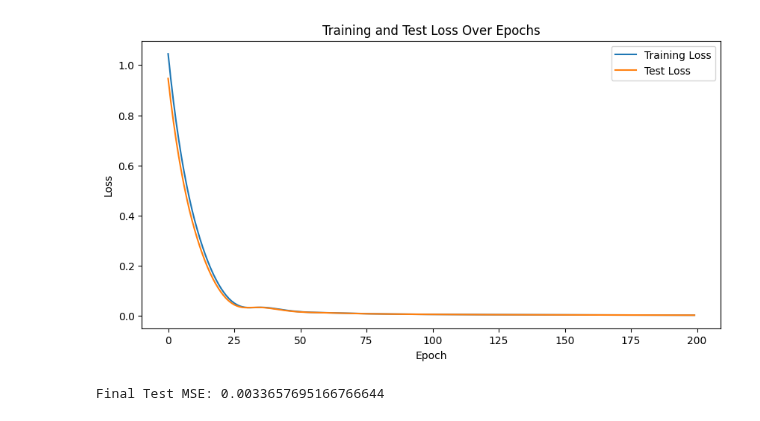
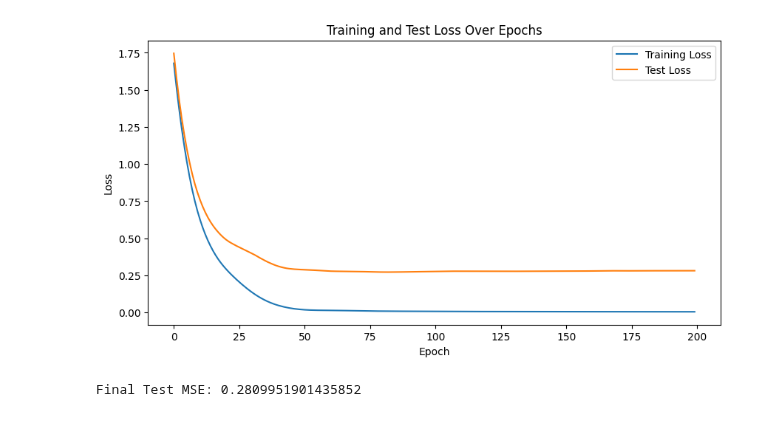
Before and after one commit to ANCP2021/ML-on-Graphs-Project, a Jupyter notebook: Models/GNNs/GCNConv_Lynx_Hare.ipynb, the cells around one changed output. Saved outputs shown, nothing was run; the diff lists cells and outputs as text; code cells hidden in the pictures.

Commit message:
added training and testing loss vs. epoch for model performance

```diff
--- a/Models/GNNs/GCNConv_Lynx_Hare.ipynb
+++ b/Models/GNNs/GCNConv_Lynx_Hare.ipynb
@@ -62,42 +62,45 @@ criterion = MSELoss()
 y = features
 # Split the data into training and testing sets
 x_train, x_test, y_train, y_test = train_test_split(x, y, test_size=0.2, random_state=42)
+
+data_train = Data(x=x_train, edge_index=edge_index)
+data_test = Data(x=x_test, edge_index=edge_index)
 # %%
 train_losses = []
 test_losses = []
 
 for epoch in range(200):
     model.train()
     optimizer.zero_grad()
-    out = model(data)
-    train_loss = criterion(out, data.x)
+    out = model(data_train)
+    train_loss = criterion(out, y_train)
     train_loss.backward()
     optimizer.step()
 
     model.eval()
     with torch.no_grad(): # gradient is not computed
-        test_pred = model(data)
-        test_loss = criterion(test_pred, data.x)
+        test_pred = model(data_test)
+        test_loss = criterion(test_pred, y_test)
 
     train_losses.append(train_loss.item())
     test_losses.append(test_loss.item())
 
 # training and testing losses
 plt.figure(figsize=(10, 5))
 plt.plot(train_losses, label='Training Loss')
 plt.plot(test_losses, label='Test Loss')
 plt.xlabel('Epoch')
 plt.ylabel('Loss')
 plt.title('Training and Test Loss Over Epochs')
 plt.legend()
 plt.show()
 
 model.eval()
 with torch.no_grad():
-    test_pred = model(data)
-    mse_test = criterion(test_pred, data.x)
+    final_pred = model(data_test)
+    final_mse_test = criterion(final_pred, y_test)
 
-print(f'Final Test MSE: {mse_test.item()}')
+print(f'Final Test MSE: {final_mse_test.item()}')
 # %% [output]
-[figure, old version]
+[figure, new version]
-Final Test MSE: 0.0033657695166766644
+Final Test MSE: 0.2809951901435852
```
Also changed, not shown: parts of 1 cell of this notebook, 3 other files.
